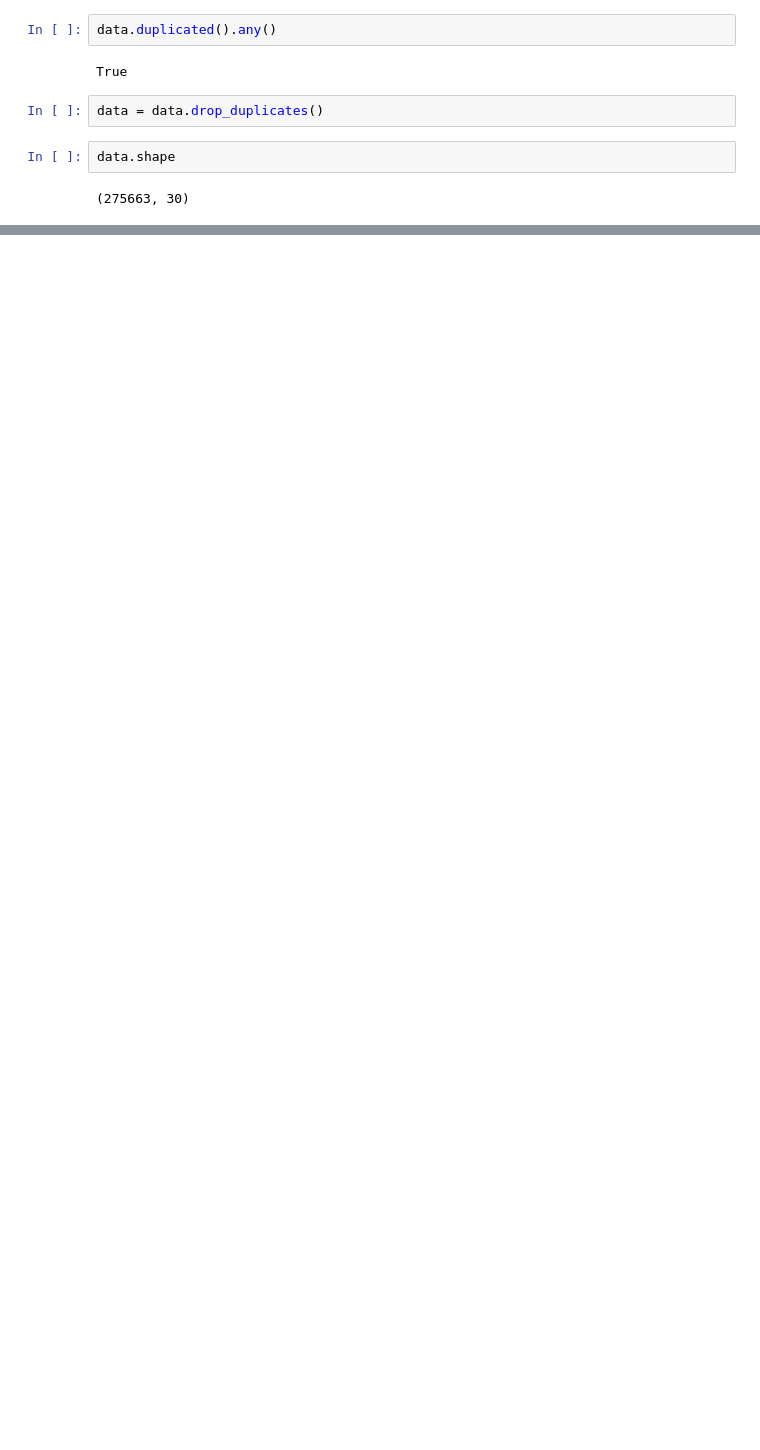
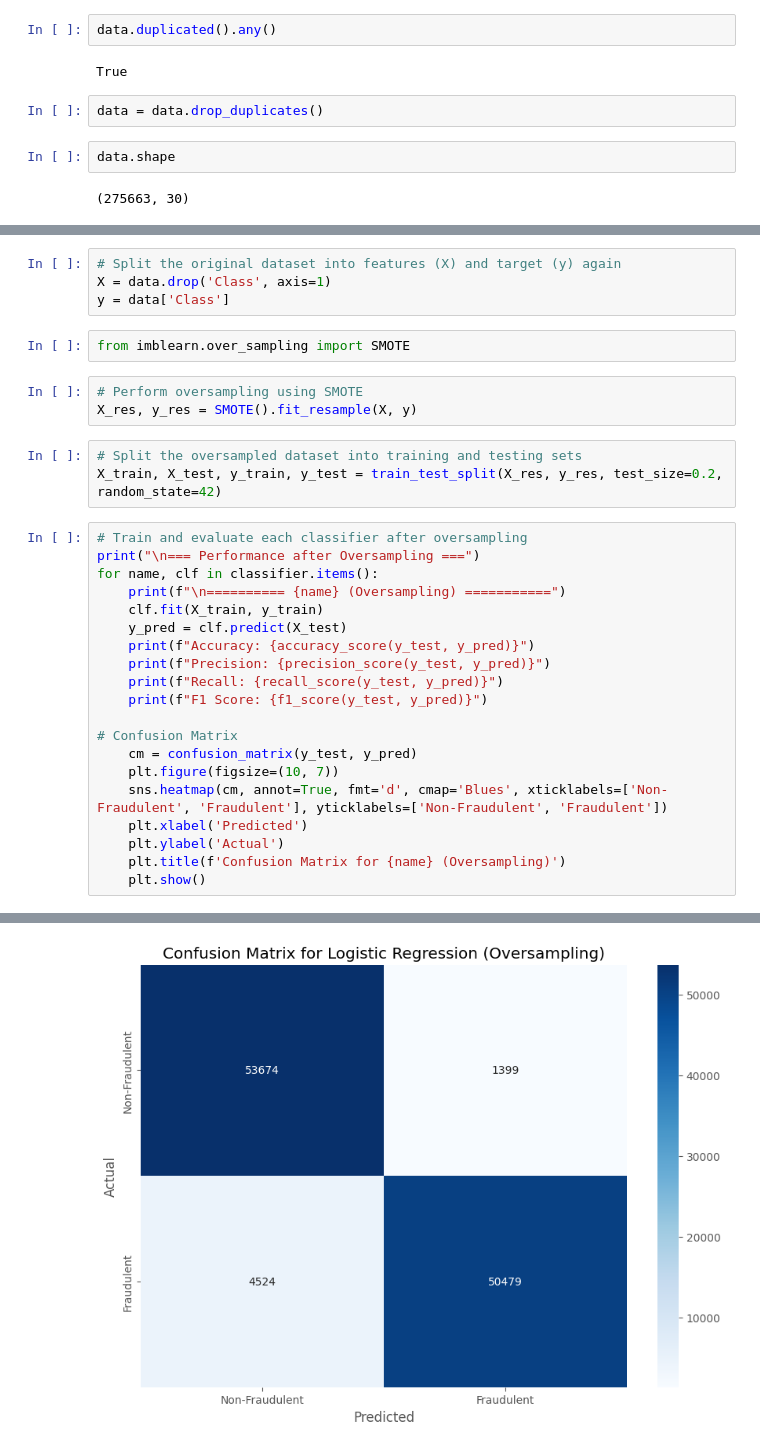
Before and after one commit to shifanasalim/credit, a Jupyter notebook: creditcard.ipynb, the cells around one changed output, grey strips where cells are left out. Drawn from its saved outputs; the diff is of its cells as text; blank space fills up the shorter version.

```diff
--- a/creditcard.ipynb
+++ b/creditcard.ipynb
@@ -146,0 +299,33 @@ KeyboardInterrupt:
+# %%
+# Split the original dataset into features (X) and target (y) again
+X = data.drop('Class', axis=1)
+y = data['Class']
+# %%
+from imblearn.over_sampling import SMOTE
+# %%
+# Perform oversampling using SMOTE
+X_res, y_res = SMOTE().fit_resample(X, y)
+# %%
+# Split the oversampled dataset into training and testing sets
+X_train, X_test, y_train, y_test = train_test_split(X_res, y_res, test_size=0.2, random_state=42)
+# %%
+# Train and evaluate each classifier after oversampling
+print("\n=== Performance after Oversampling ===")
+for name, clf in classifier.items():
+    print(f"\n========== {name} (Oversampling) ===========")
+    clf.fit(X_train, y_train)
+    y_pred = clf.predict(X_test)
+    print(f"Accuracy: {accuracy_score(y_test, y_pred)}")
+    print(f"Precision: {precision_score(y_test, y_pred)}")
+    print(f"Recall: {recall_score(y_test, y_pred)}")
+    print(f"F1 Score: {f1_score(y_test, y_pred)}")
+
+# Confusion Matrix
+    cm = confusion_matrix(y_test, y_pred)
+    plt.figure(figsize=(10, 7))
+    sns.heatmap(cm, annot=True, fmt='d', cmap='Blues', xticklabels=['Non-Fraudulent', 'Fraudulent'], yticklabels=['Non-Fraudulent', 'Fraudulent'])
+    plt.xlabel('Predicted')
+    plt.ylabel('Actual')
+    plt.title(f'Confusion Matrix for {name} (Oversampling)')
+    plt.show()
+# %% [output]
@@ -146,0 +339 @@ KeyboardInterrupt:
+[figure, added]
```
Also changed, not shown: parts of 32 cells of this notebook.
